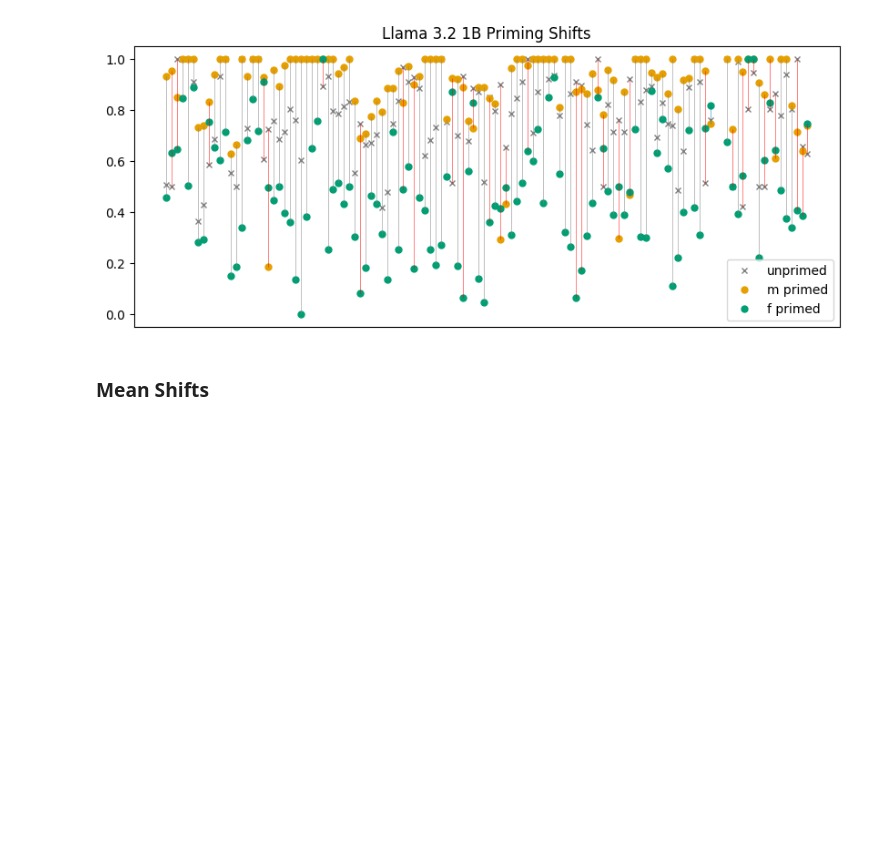
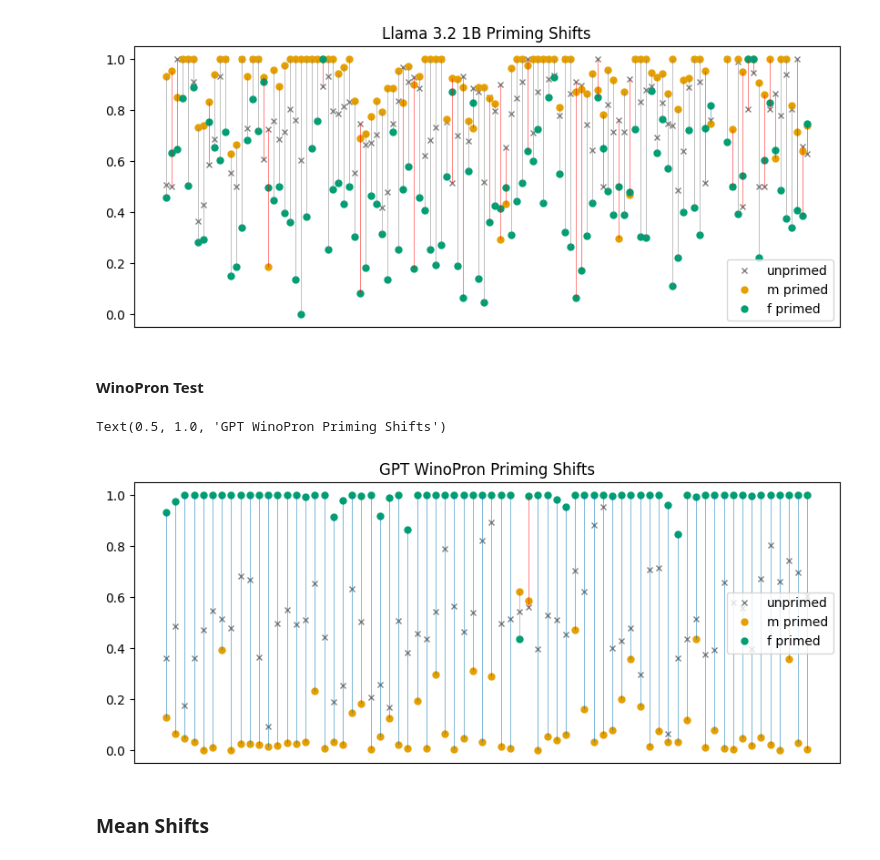
Before and after one commit to sagarkumar16/winogender_contextuality, a Jupyter notebook: notebooks/10-sk-bias-tests.ipynb, the cells around one changed output. Cells and saved outputs as stored; diff of their text form; code cells hidden in the pictures; blank space fills up the shorter version.

```diff
--- a/notebooks/10-sk-bias-tests.ipynb
+++ b/notebooks/10-sk-bias-tests.ipynb
@@ -73,6 +73,9 @@ max_gpt = max([d['index'] for d in gpt])
 gpt_03 = load_ndjson(INTERIM_DATA_DIR / "one_pronoun_measurements_gpt-oss-20b_0.3.ndjson")
 # %%
 gpt_07 = load_ndjson(INTERIM_DATA_DIR / "one_pronoun_measurements_gpt-oss-20b_0.7.ndjson")
+# %%
+gpt_wp = load_ndjson(INTERIM_DATA_DIR / "one_pronoun_measurements_gpt-oss-20b_0.5_wp_s30-35.ndjson")
+max_gpt_wp = 35
 # %% [markdown]
 ## Phi
 # %%
@@ -527,6 +530,14 @@ plt.title('Llama 3.2 1B Priming Shifts')
 2025-09-24 23:13:34.854 | DEBUG    | winogender_contextuality.utils:get_generation_probs:227 - Likely no measurements found. Exception raised: list index out of range
 Text(0.5, 1.0, 'Llama 3.2 1B Priming Shifts')
 [figure]
+# %% [markdown]
+#### WinoPron Test
+# %%
+gen_gpt_wp_neutral_prim_diffs = primed_completion_differences(gpt_wp, 'generation', plot=True, max_index=max_gpt_wp)
+plt.title('GPT WinoPron Priming Shifts')
+# %% [output]
+Text(0.5, 1.0, 'GPT WinoPron Priming Shifts')
+[figure, added]
 # %% [markdown]
 ### Mean Shifts
 # %%
```
Also changed, not shown: parts of 6 cells of this notebook, 1 other file.
